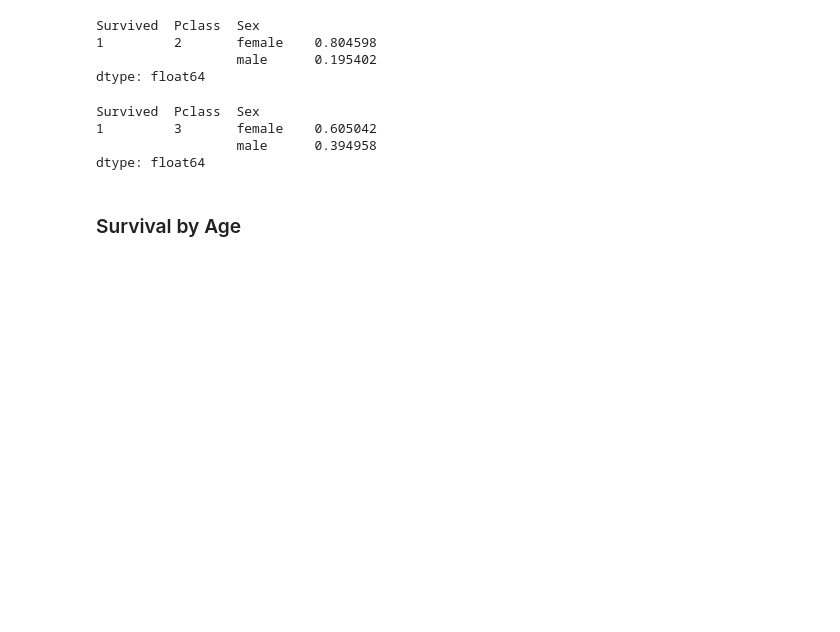
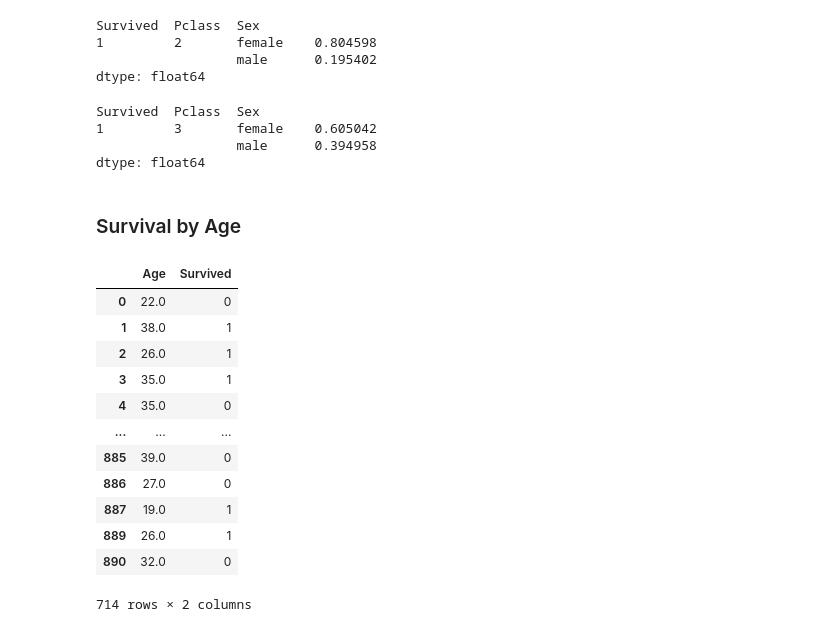
Before and after one commit to AmitSamra/Titanic, a Jupyter notebook: Titanic.ipynb, the cells around one changed output. Cells and saved outputs as stored; diff of their text form; code cells hidden in the pictures; blank space fills up the shorter version.

```diff
--- a/Titanic.ipynb
+++ b/Titanic.ipynb
@@ -362,3 +362,21 @@ Survived  Pclass  Sex
 dtype: float64
 # %% [markdown]
 ### Survival by Age
+# %%
+df_age = df_main[['Age', 'Survived']]
+df_age = df_age.dropna()
+df_age
+# %% [output]
+|  | Age | Survived |
+| 0 | 22.0 | 0 |
+| 1 | 38.0 | 1 |
+| 2 | 26.0 | 1 |
+| 3 | 35.0 | 1 |
+| 4 | 35.0 | 0 |
+| ... | ... | ... |
+| 885 | 39.0 | 0 |
+| 886 | 27.0 | 0 |
+| 887 | 19.0 | 1 |
+| 889 | 26.0 | 1 |
+| 890 | 32.0 | 0 |
+714 rows × 2 columns
```
Also changed, not shown: parts of 7 cells of this notebook.
